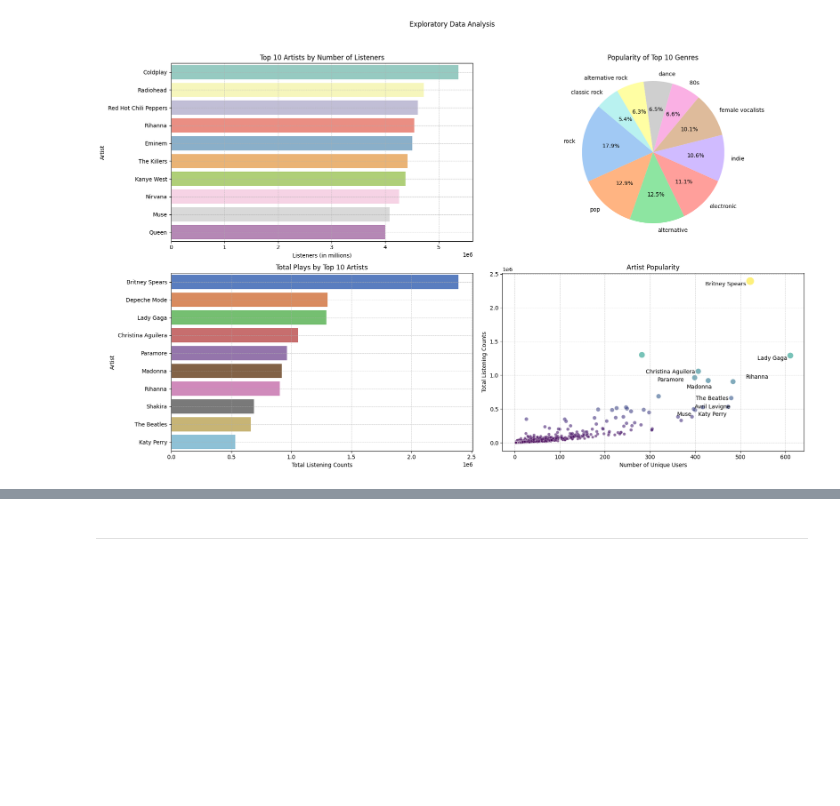
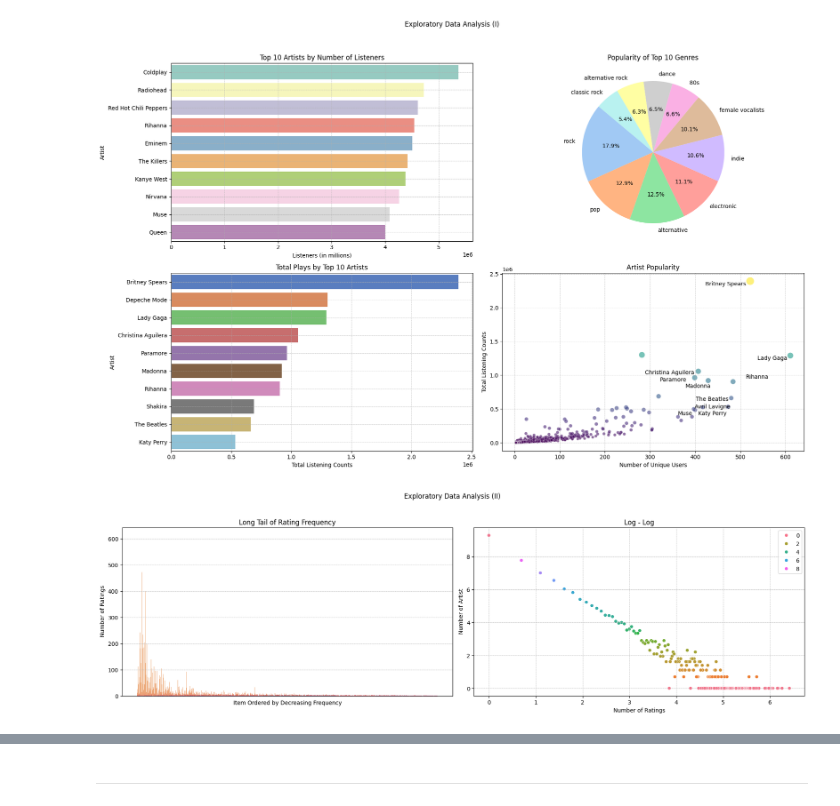
Before and after one commit to SergioCuencaNunez/ml3-music-recommender, a Jupyter notebook: main2.ipynb, the cells around one changed output, grey strips where cells are left out. Cells and saved outputs as stored; diff of their text form; code cells hidden in the pictures; blank space fills up the shorter version.

```diff
--- a/main2.ipynb
+++ b/main2.ipynb
@@ -298,6 +299,32 @@ plt.tight_layout(rect = [0, 0.03, 1, 0.95])
 plt.show()
 # %% [output]
 [figure]
+# %%
+warnings.filterwarnings("ignore")
+
+# Subplot area
+fig, axes = plt.subplots(1, 2, figsize = (18, 6))
+fig.suptitle('Exploratory Data Analysis (II)')
+
+artist_rate_count = users.groupby("artistID")["userID"].nunique().sort_values(ascending = False)
+palette = sns.color_palette("flare", len(artist_rate_count))
+axes[0].bar(x = artist_rate_count.index, height = artist_rate_count.values, width = 5.0, align = "edge", color = palette)
+axes[0].set_xticks([])
+axes[0].set(title = "Long Tail of Rating Frequency",
+            xlabel = "Item Ordered by Decreasing Frequency",
+            ylabel = " Number of Ratings")
+axes[0].grid(True, which = "both", ls = "--", linewidth = 0.5)
+
+count = artist_rate_count.value_counts()
+ymax = artist_rate_count.values.max() * 0.5
+sns.scatterplot(x = np.log(count.index), y = np.log(count.values), ax=axes[1], palette = 'husl', hue = np.log(count.values))
+axes[1].set(title = "Log - Log", xlabel = "Number of Ratings", ylabel = " Number of Artist")
+axes[1].grid(True, which = "both", ls = "--", linewidth = 0.5)
+
+plt.tight_layout(rect = [0, 0.03, 1, 0.95])
+plt.show()
+# %% [output]
+[figure, added]
 # %% [markdown]
 ## <span style="font-family: Latin Modern Roman; font-size: 20px; font-style: italic;"> Insights Gained from Initial Exploration </span>
 <div style="text-align: justify;">
```
Also changed, not shown: parts of 25 cells of this notebook.
